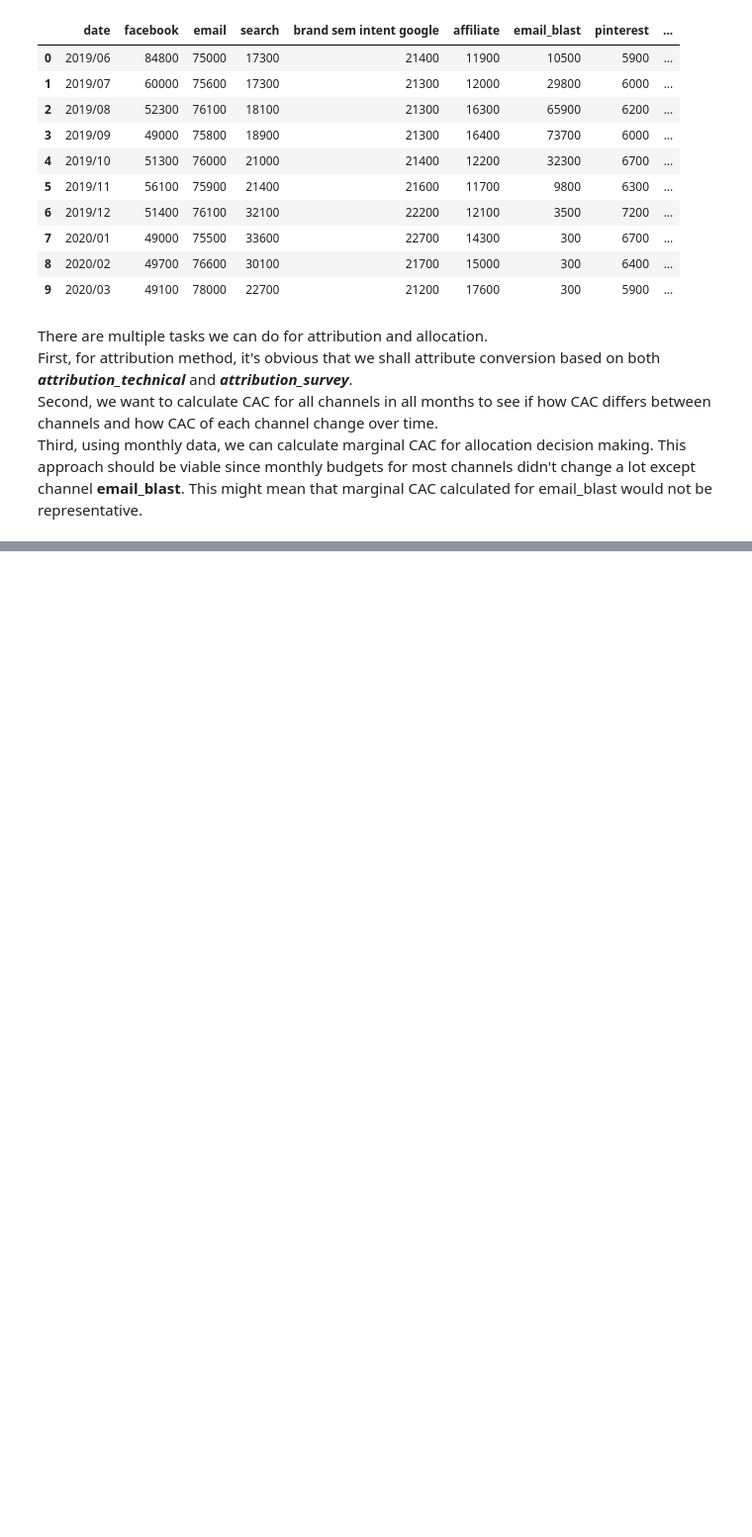
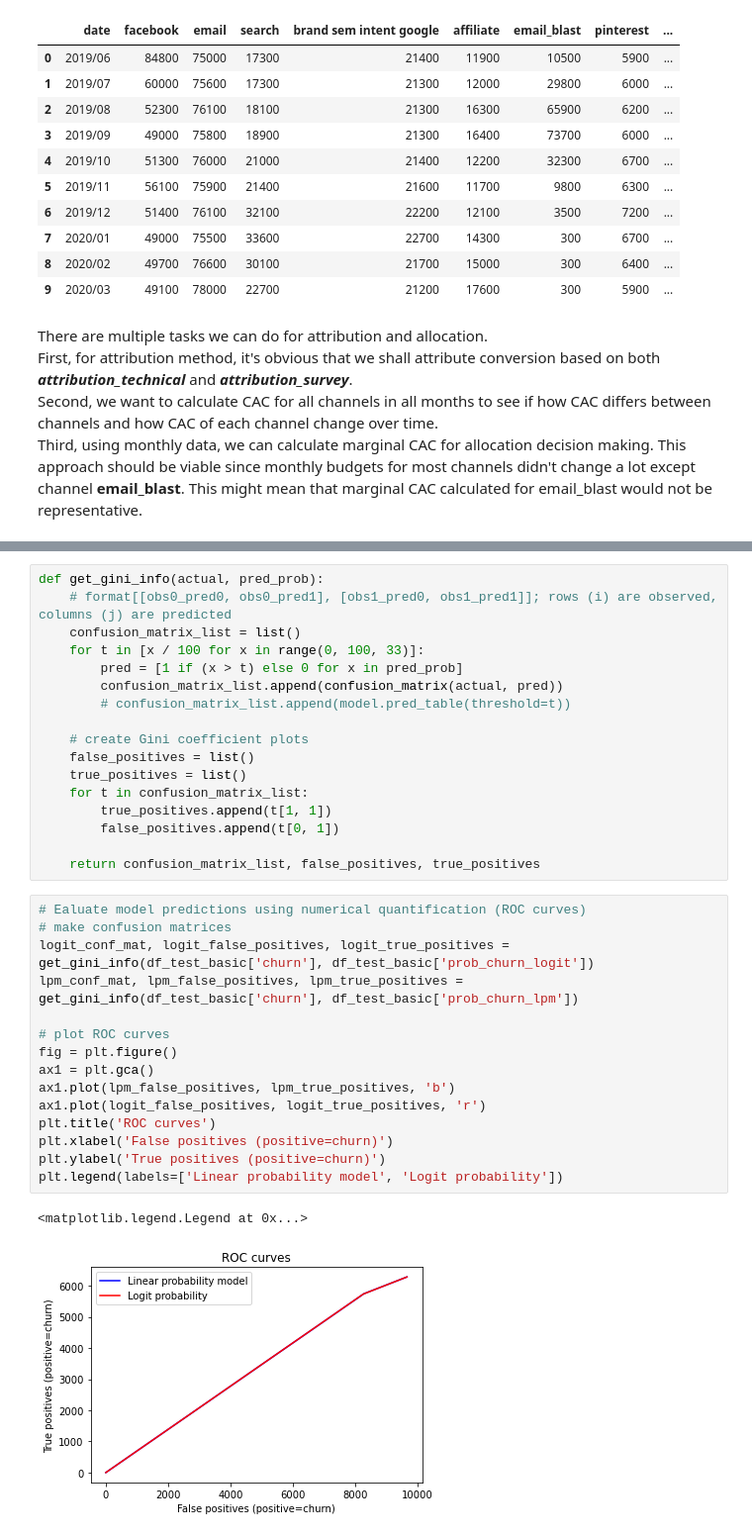
Before and after one commit to lk1984dabc/Marketing-Analytics, a Jupyter notebook: Final Project.ipynb, the cells around one changed output, grey strips where cells are left out. Shown: that part at 99% size. Cells and saved outputs as stored; diff of their text form; blank space fills up the shorter version.

```diff
--- a/Final Project.ipynb
+++ b/Final Project.ipynb
@@ -257,0 +1027,35 @@ Third, using monthly data, we can calculate marginal CAC for allocation decision
+# %%
+def get_gini_info(actual, pred_prob):
+    # format[[obs0_pred0, obs0_pred1], [obs1_pred0, obs1_pred1]]; rows (i) are observed, columns (j) are predicted
+    confusion_matrix_list = list()
+    for t in [x / 100 for x in range(0, 100, 33)]:
+        pred = [1 if (x > t) else 0 for x in pred_prob]
+        confusion_matrix_list.append(confusion_matrix(actual, pred))
+        # confusion_matrix_list.append(model.pred_table(threshold=t))
+
+    # create Gini coefficient plots
+    false_positives = list()
+    true_positives = list()
+    for t in confusion_matrix_list:
+        true_positives.append(t[1, 1])
+        false_positives.append(t[0, 1])
+
+    return confusion_matrix_list, false_positives, true_positives
+# %%
+# Ealuate model predictions using numerical quantification (ROC curves)
+# make confusion matrices
+logit_conf_mat, logit_false_positives, logit_true_positives = get_gini_info(df_test_basic['churn'], df_test_basic['prob_churn_logit'])
+lpm_conf_mat, lpm_false_positives, lpm_true_positives = get_gini_info(df_test_basic['churn'], df_test_basic['prob_churn_lpm'])
+
+# plot ROC curves
+fig = plt.figure()
+ax1 = plt.gca()
+ax1.plot(lpm_false_positives, lpm_true_positives, 'b')
+ax1.plot(logit_false_positives, logit_true_positives, 'r')
+plt.title('ROC curves')
+plt.xlabel('False positives (positive=churn)')
+plt.ylabel('True positives (positive=churn)')
+plt.legend(labels=['Linear probability model', 'Logit probability'])
+# %% [output]
+<matplotlib.legend.Legend at 0x...>
+[figure, added]
```
Also changed, not shown: parts of 156 cells of this notebook.
